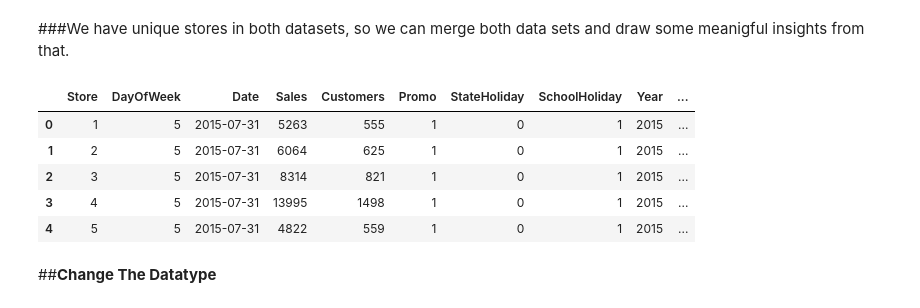
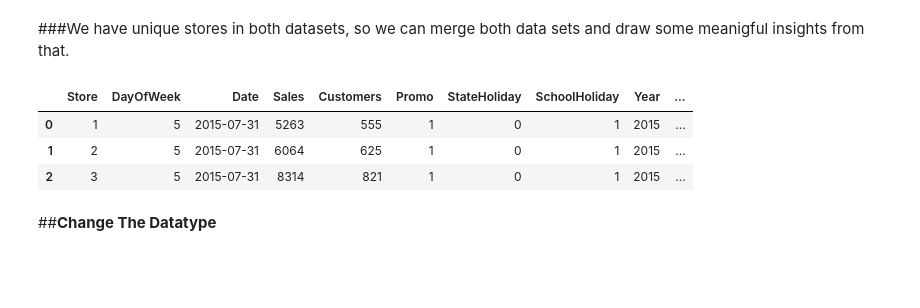
Before and after one commit to shubham-hub/Rossmann-Sales-Prediction, a Jupyter notebook: Capstone_Project_2_Shubham_Chavhan.ipynb, the cells around one changed output. Saved outputs shown, nothing was run; the diff lists cells and outputs as text; code cells hidden in the pictures; blank space fills up the shorter version.

```diff
--- a/Capstone_Project_2_Shubham_Chavhan.ipynb
+++ b/Capstone_Project_2_Shubham_Chavhan.ipynb
@@ -543,6 +515,0 @@ Avg_sales_df.head()
-# %%
-# Merging avg customer dataset with store df
-df_Store = pd.merge(df_Store,Avg_customer_df, on = 'Store', how = 'left')
-
-# Merging avg sales dataset with store df
-df_Store = pd.merge(df_Store,Avg_sales_df, on = 'Store', how = 'left')
@@ -561,14 +519,12 @@ df_Store.head()
 # Merging both dataframe on store column
 df_rossmann = pd.merge(df_Sales, df_Store, on = 'Store', how = 'left')
 # %%
-df_rossmann.head()
+df_rossmann.head(3)
 # %% [output]
 |  | Store | DayOfWeek | Date | Sales | Customers | Promo | StateHoliday | SchoolHoliday | Year | ... |
 | 0 | 1 | 5 | 2015-07-31 | 5263 | 555 | 1 | 0 | 1 | 2015 | ... |
 | 1 | 2 | 5 | 2015-07-31 | 6064 | 625 | 1 | 0 | 1 | 2015 | ... |
 | 2 | 3 | 5 | 2015-07-31 | 8314 | 821 | 1 | 0 | 1 | 2015 | ... |
-| 3 | 4 | 5 | 2015-07-31 | 13995 | 1498 | 1 | 0 | 1 | 2015 | ... |
-| 4 | 5 | 5 | 2015-07-31 | 4822 | 559 | 1 | 0 | 1 | 2015 | ... |
 # %% [markdown]
 ##**Change The Datatype**
 # %% [markdown]
```
Also changed, not shown: parts of 37 cells of this notebook.
